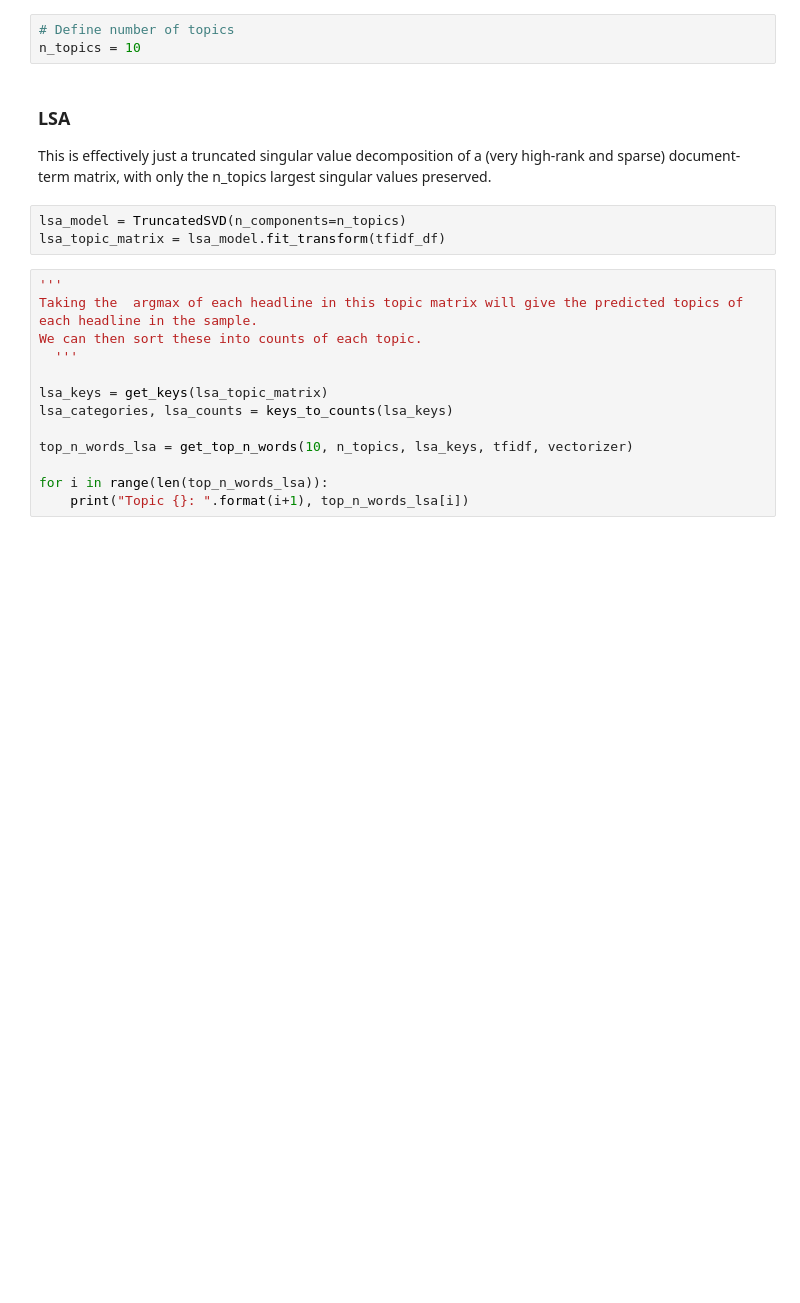
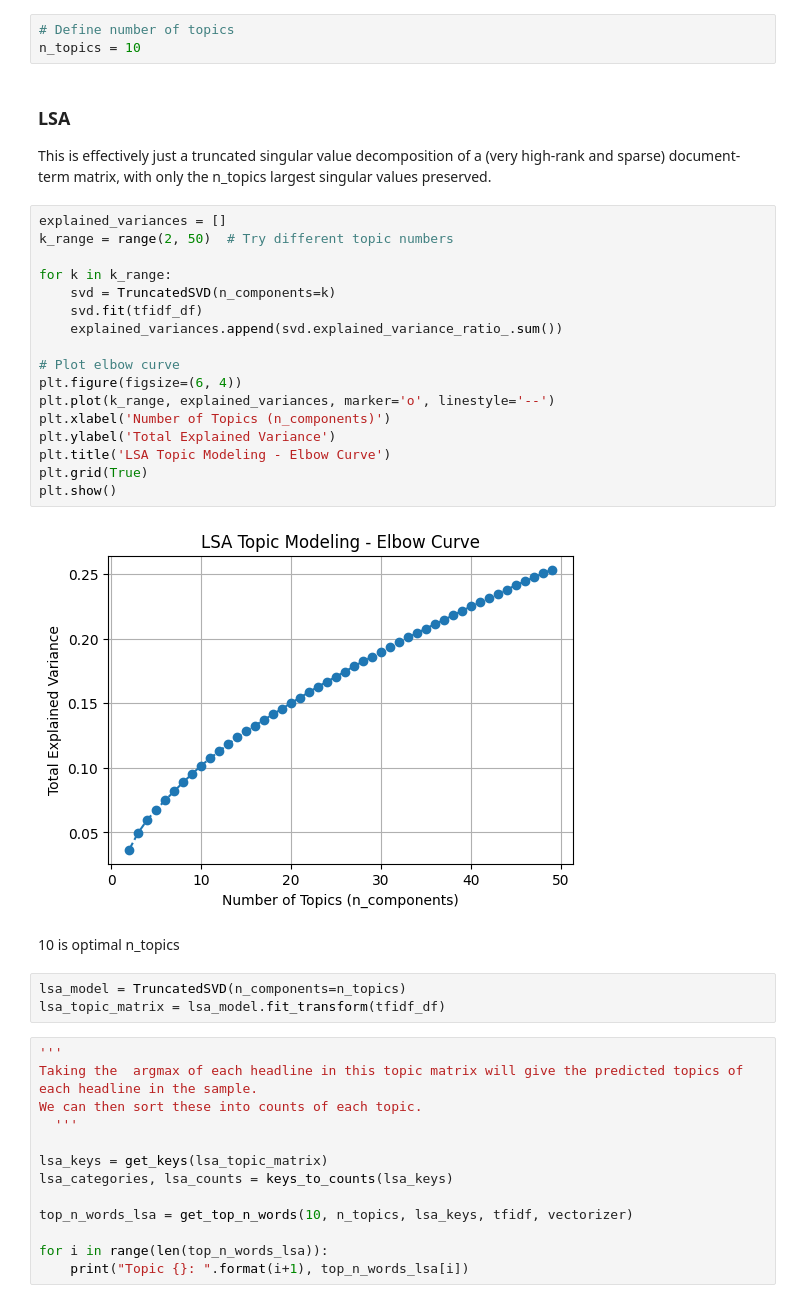
Before and after one commit to 99pranit/youtube_crypto_channel_topic_analysis, a Jupyter notebook: notebook/topic_modelling.ipynb, the cells around one changed output. Drawn from its saved outputs; the diff is of its cells as text; blank space fills up the shorter version.

```diff
--- a/notebook/topic_modelling.ipynb
+++ b/notebook/topic_modelling.ipynb
@@ -135,6 +137,27 @@ n_topics = 10
 ### LSA
 
 This is effectively just a truncated singular value decomposition of a (very high-rank and sparse) document-term matrix, with only the n_topics largest singular values preserved.
+# %%
+explained_variances = []
+k_range = range(2, 50)  # Try different topic numbers
+
+for k in k_range:
+    svd = TruncatedSVD(n_components=k)
+    svd.fit(tfidf_df)
+    explained_variances.append(svd.explained_variance_ratio_.sum())
+
+# Plot elbow curve
+plt.figure(figsize=(6, 4))
+plt.plot(k_range, explained_variances, marker='o', linestyle='--')
+plt.xlabel('Number of Topics (n_components)')
+plt.ylabel('Total Explained Variance')
+plt.title('LSA Topic Modeling - Elbow Curve')
+plt.grid(True)
+plt.show()
+# %% [output]
+[figure, added]
+# %% [markdown]
+10 is optimal n_topics
 # %%
 lsa_model = TruncatedSVD(n_components=n_topics)
 lsa_topic_matrix = lsa_model.fit_transform(tfidf_df)
```
Also changed, not shown: parts of 10 cells of this notebook.
